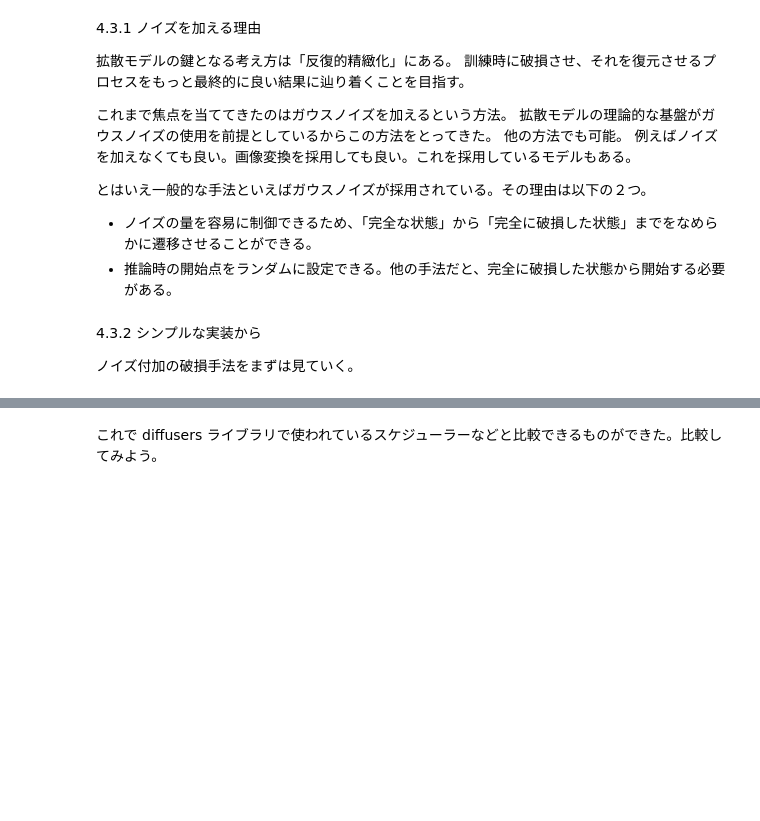
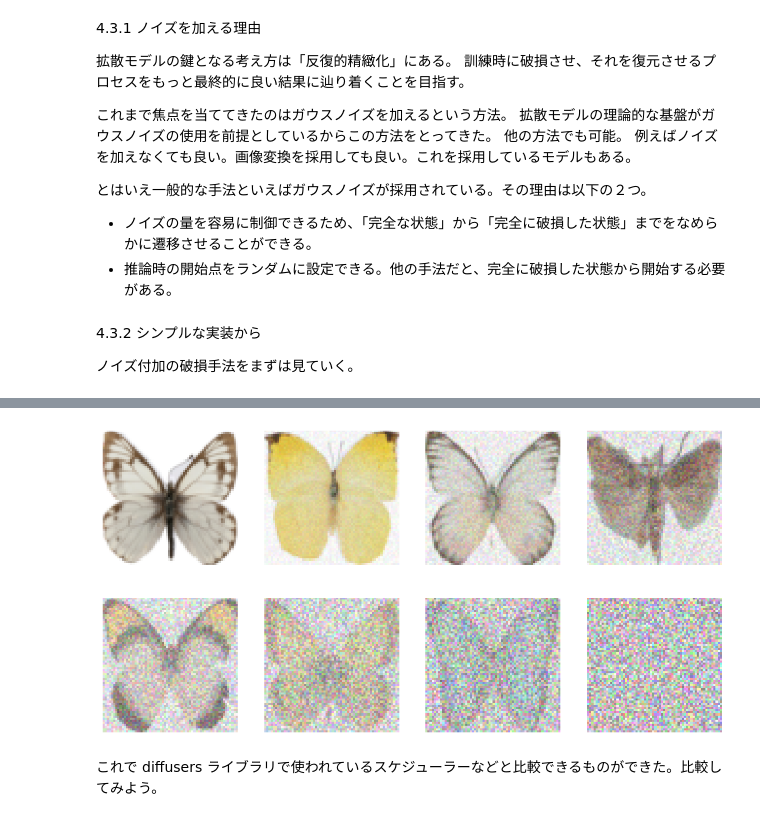
Before and after one commit to shown5/Hands-on-Generative-AI, a Jupyter notebook: chap4_diffusionModel.ipynb, the cells around one changed output, grey strips where cells are left out. Drawn from its saved outputs; the diff is of its cells as text; code cells hidden in the pictures; blank space fills up the shorter version.

```diff
--- a/chap4_diffusionModel.ipynb
+++ b/chap4_diffusionModel.ipynb
@@ -365,17 +367,19 @@ show_images(noised_x * 0.5 + 0.5)
 # %%
 class SimpleScheduler:
   def __init__(self):
     self.num_train_timesteps = 1000
 
-  def add_moise(self, x, noise, timesteps:
+  def add_noise(self, x, noise, timesteps):
     amount = timesteps / self.num_train_timesteps
     return  corrupt(x, noise, amount)
 
 
 scheduler = SimpleScheduler()
 timesteps = torch.linspace(0, 999, 8).long()
 noised_x = scheduler.add_noise(x, noise, timesteps)
 show_images(noised_x * 0.5 + 0.5)
+# %% [output]
+[figure, added]
 # %% [markdown]
 これで diffusers ライブラリで使われているスケジューラーなどと比較できるものができた。比較してみよう。
 # %%
```
Also changed, not shown: parts of 3 cells of this notebook.
